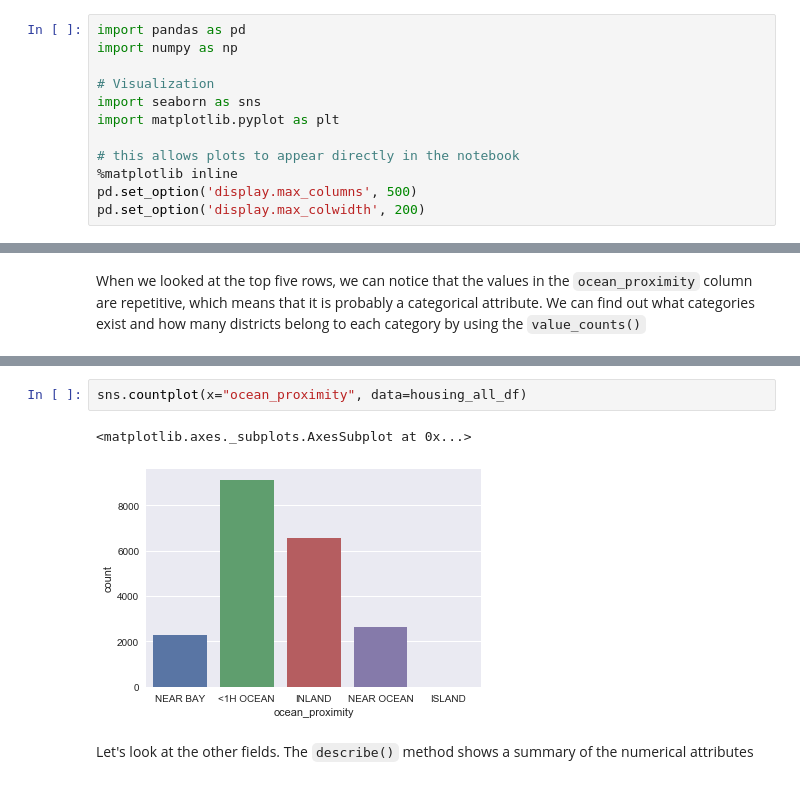
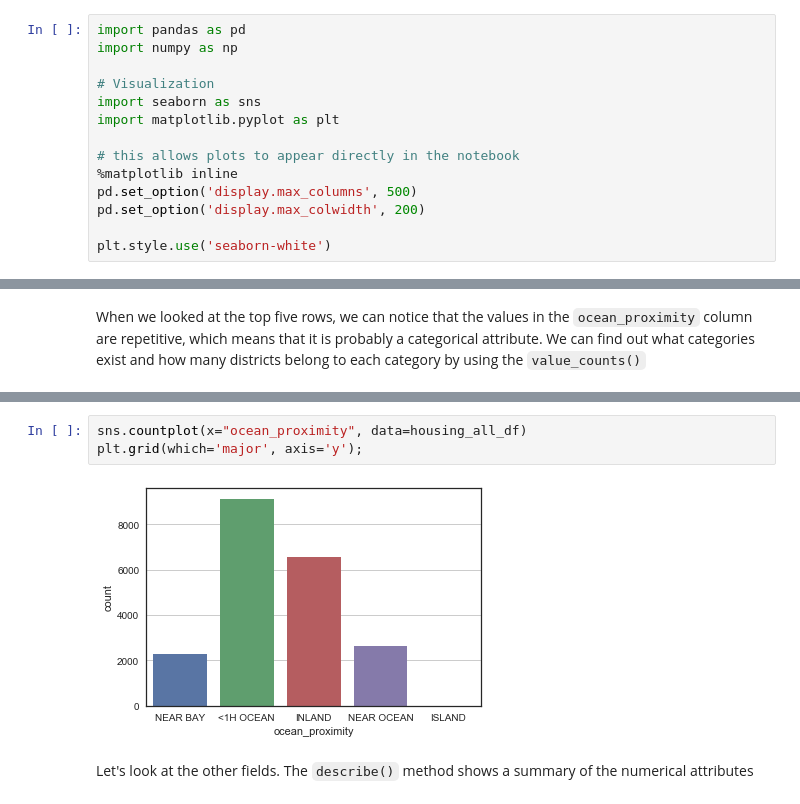
Before and after one commit to LinuxAI-PKU/ml-workspace, a Jupyter notebook: housing-price-prediction-regression/housing-price-prediction-regression.ipynb, the cells around one changed output, grey strips where cells are left out. Cells and saved outputs as stored; diff of their text form.

```diff
--- a/housing-price-prediction-regression/housing-price-prediction-regression.ipynb
+++ b/housing-price-prediction-regression/housing-price-prediction-regression.ipynb
@@ -24,6 +24,8 @@ import matplotlib.pyplot as plt
 %matplotlib inline
 pd.set_option('display.max_columns', 500)
 pd.set_option('display.max_colwidth', 200)
+
+plt.style.use('seaborn-white')
 # %%
 # to make this notebook's output stable across runs
 np.random.seed(42)
@@ -99,8 +108,8 @@ housing_all_df['ocean_proximity'].value_counts();
 # %%
 sns.countplot(x="ocean_proximity", data=housing_all_df)
+plt.grid(which='major', axis='y');
 # %% [output]
-<matplotlib.axes._subplots.AxesSubplot at 0x...>
-[figure, old version]
+[figure, new version]
 # %% [markdown]
 Let's look at the other fields. The `describe()` method shows a summary of the numerical attributes
 # %%
```
Also changed, not shown: parts of 19 cells of this notebook.
